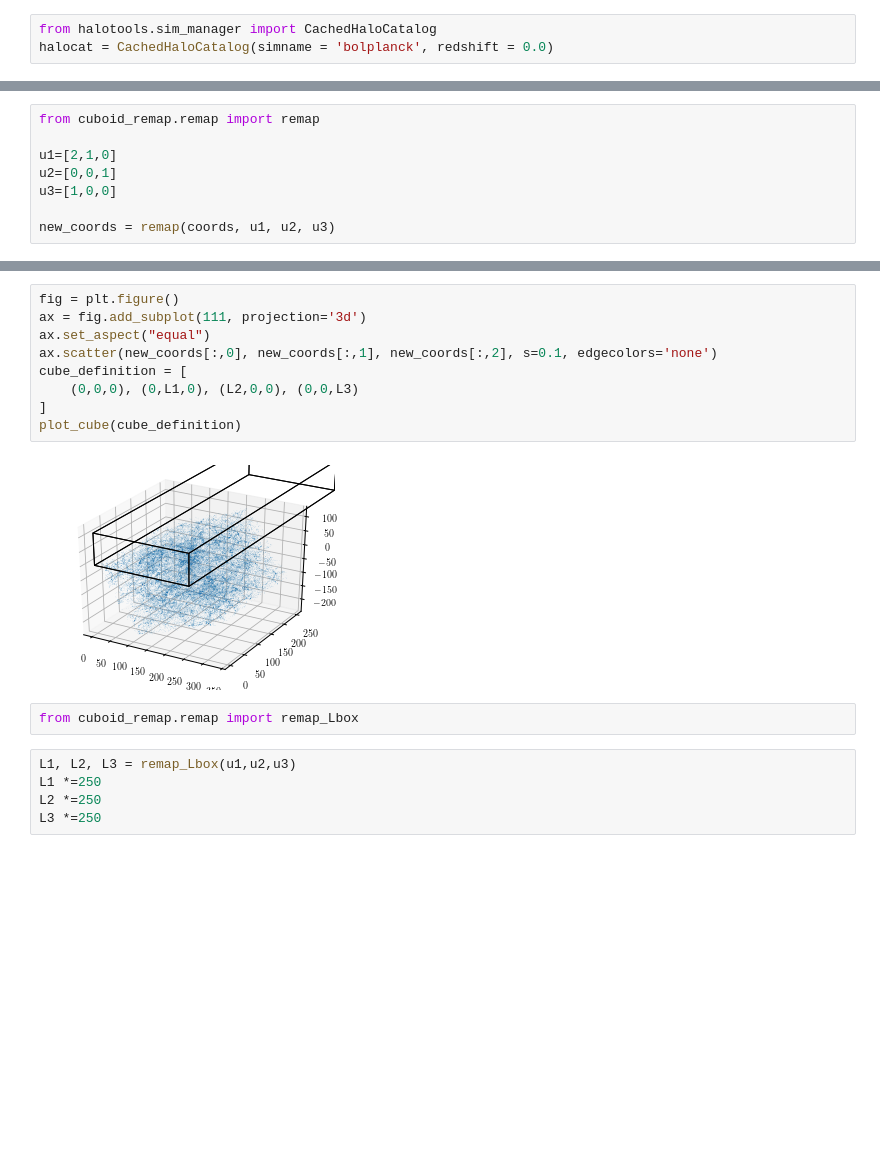
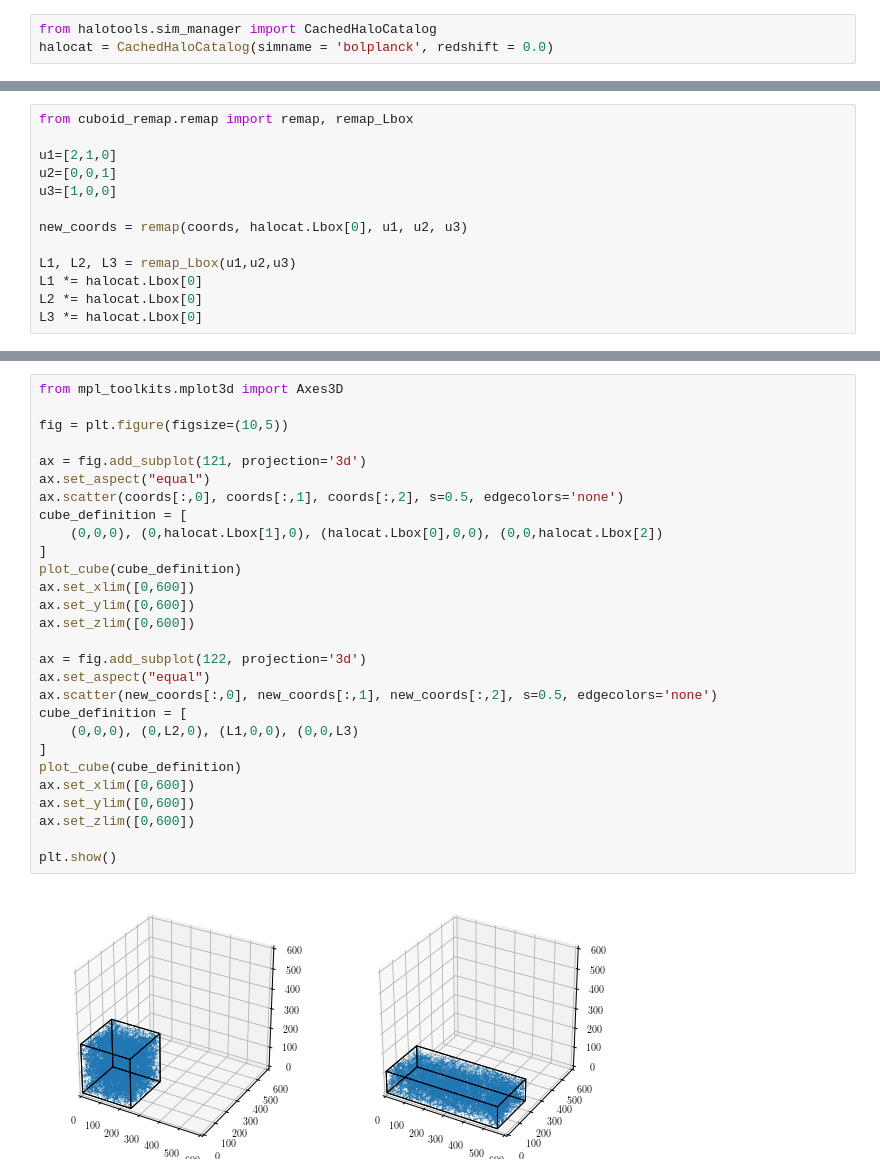
Before and after one commit to duncandc/cuboid_remap, a Jupyter notebook: notebooks/tutorial.ipynb, the cells around one changed output, grey strips where cells are left out. Cells and saved outputs as stored; diff of their text form; blank space fills up the shorter version.

Commit message:
fixed lbox scaling

```diff
--- a/notebooks/tutorial.ipynb
+++ b/notebooks/tutorial.ipynb
@@ -22,9 +22,14 @@ coords = np.vstack((halocat.halo_table['halo_x'],
 # %%
-from cuboid_remap.remap import remap
+from cuboid_remap.remap import remap, remap_Lbox
 
 u1=[2,1,0]
 u2=[0,0,1]
 u3=[1,0,0]
 
-new_coords = remap(coords, u1, u2, u3)
+new_coords = remap(coords, halocat.Lbox[0], u1, u2, u3)
+
+L1, L2, L3 = remap_Lbox(u1,u2,u3)
+L1 *= halocat.Lbox[0]
+L2 *= halocat.Lbox[0]
+L3 *= halocat.Lbox[0]
 # %%
@@ -80,18 +75,30 @@ plot_cube(cube_definition)
-# %%
-fig = plt.figure()
-ax = fig.add_subplot(111, projection='3d')
-ax.set_aspect("equal")
-ax.scatter(new_coords[:,0], new_coords[:,1], new_coords[:,2], s=0.1, edgecolors='none')
-cube_definition = [
-    (0,0,0), (0,L1,0), (L2,0,0), (0,0,L3)
-]
-plot_cube(cube_definition)
-# %% [output]
-[figure, removed]
-# %%
-from cuboid_remap.remap import remap_Lbox
-# %%
-L1, L2, L3 = remap_Lbox(u1,u2,u3)
-L1 *=250
-L2 *=250
-L3 *=250
+# %%
+from mpl_toolkits.mplot3d import Axes3D
+
+fig = plt.figure(figsize=(10,5))
+
+ax = fig.add_subplot(121, projection='3d')
+ax.set_aspect("equal")
+ax.scatter(coords[:,0], coords[:,1], coords[:,2], s=0.5, edgecolors='none')
+cube_definition = [
+    (0,0,0), (0,halocat.Lbox[1],0), (halocat.Lbox[0],0,0), (0,0,halocat.Lbox[2])
+]
+plot_cube(cube_definition)
+ax.set_xlim([0,600])
+ax.set_ylim([0,600])
+ax.set_zlim([0,600])
+
+ax = fig.add_subplot(122, projection='3d')
+ax.set_aspect("equal")
+ax.scatter(new_coords[:,0], new_coords[:,1], new_coords[:,2], s=0.5, edgecolors='none')
+cube_definition = [
+    (0,0,0), (0,L2,0), (L1,0,0), (0,0,L3)
+]
+plot_cube(cube_definition)
+ax.set_xlim([0,600])
+ax.set_ylim([0,600])
+ax.set_zlim([0,600])
+
+plt.show()
+# %% [output]
+[figure, added]
```
Also changed, not shown: parts of 2 cells of this notebook, 2 other files.
